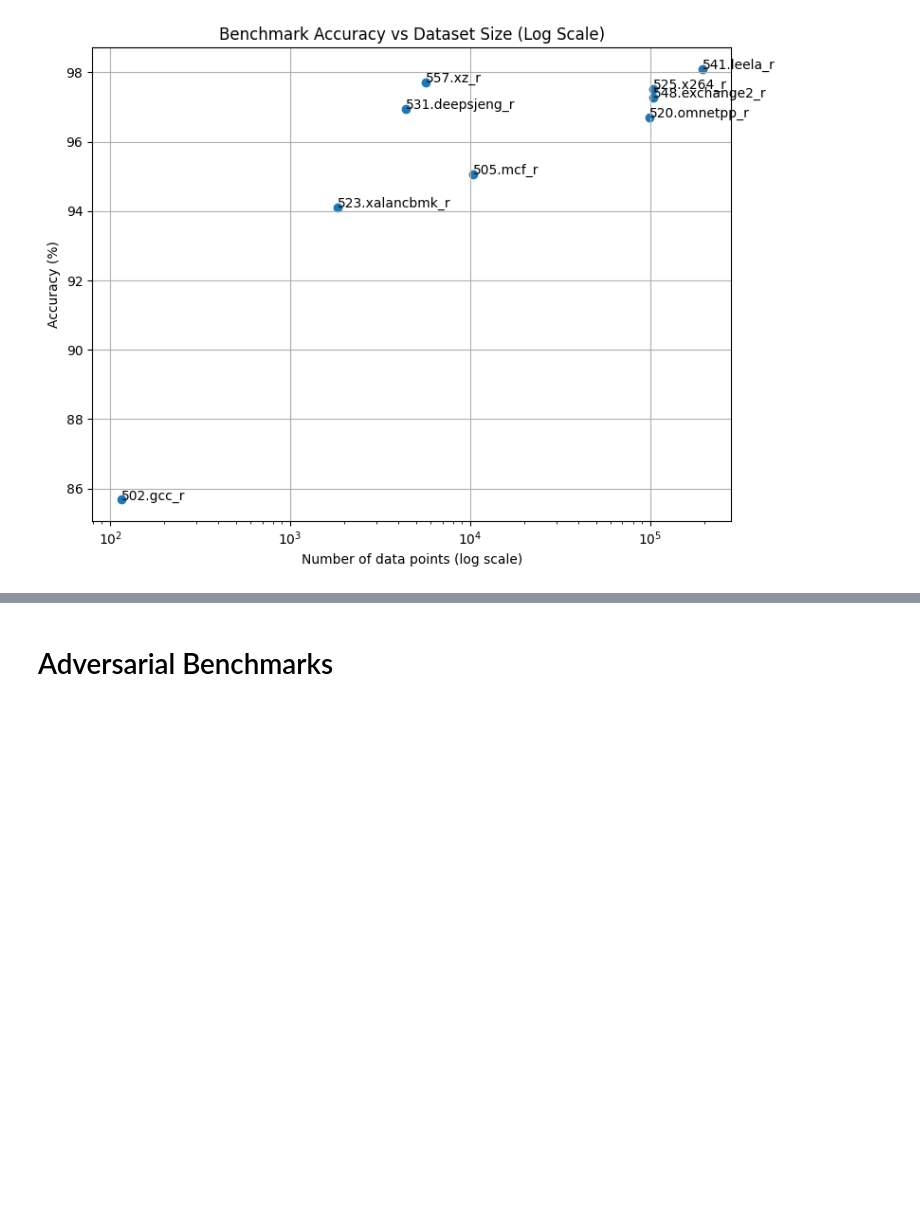
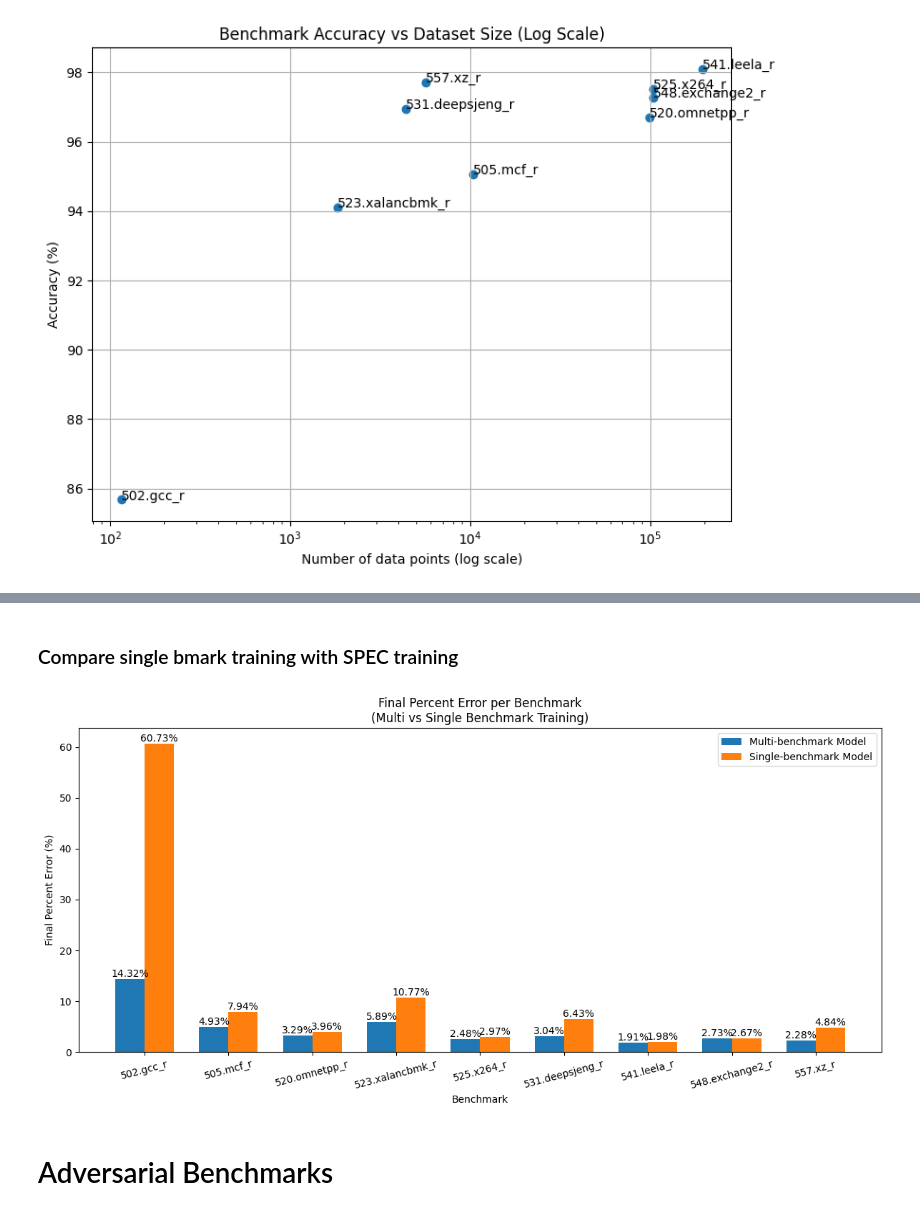
Before and after one commit to ronitnag04/peregrine, a Jupyter notebook: ml_model/analysis.ipynb, the cells around one changed output, grey strips where cells are left out. Cells and saved outputs as stored; diff of their text form; code cells hidden in the pictures; blank space fills up the shorter version.

```diff
--- a/ml_model/analysis.ipynb
+++ b/ml_model/analysis.ipynb
@@ -706,3 +712,43 @@ plt.savefig("results/spec_v3_0.25/benchmark_accuracy_vs_count.png", bbox_inches=
+# %% [markdown]
+### Compare single bmark training with SPEC training
+# %%
+all_benchmarks = sorted(set(single_bmark_errors.keys()).union(set(benchmark_errors.keys())))
+
+multi_errors = [benchmark_errors.get(b, float('nan')) for b in all_benchmarks]
+single_errors = [single_bmark_errors.get(b, float('nan')) for b in all_benchmarks]
+
+x = np.arange(len(all_benchmarks))
+width = 0.35
+
+fig, ax = plt.subplots(figsize=(12, 6))
+bar1 = ax.bar(x - width/2, multi_errors, width, label='Multi-benchmark Model')
+bar2 = ax.bar(x + width/2, single_errors, width, label='Single-benchmark Model')
+
+ax.set_ylabel("Final Percent Error (%)")
+ax.set_xlabel("Benchmark")
+ax.set_title("Final Percent Error per Benchmark\n(Multi vs Single Benchmark Training)")
+ax.set_xticks(x)
+ax.set_xticklabels(all_benchmarks, rotation=15, ha='center')
+ax.legend()
+
+# Annotate bars with error values
+for bars, errors in zip([bar1, bar2], [multi_errors, single_errors]):
+    for bar, value in zip(bars, errors):
+        if not np.isnan(value):
+            ax.text(
+                bar.get_x() + bar.get_width() / 2,
+                bar.get_height(),
+                f"{value:.2f}%",
+                ha='center',
+                va='bottom',
+                fontsize=10,
+            )
+
+plt.tight_layout()
+plt.savefig("sweep_results/spec_v3_single_bmark/benchmark_multi_vs_single_bar.png", bbox_inches='tight')
+plt.show()
+# %% [output]
+[figure, added]
 # %% [markdown]
 # Adversarial Benchmarks
 # %% [markdown]
```
Also changed, not shown: parts of 6 cells of this notebook, 2 other files.
